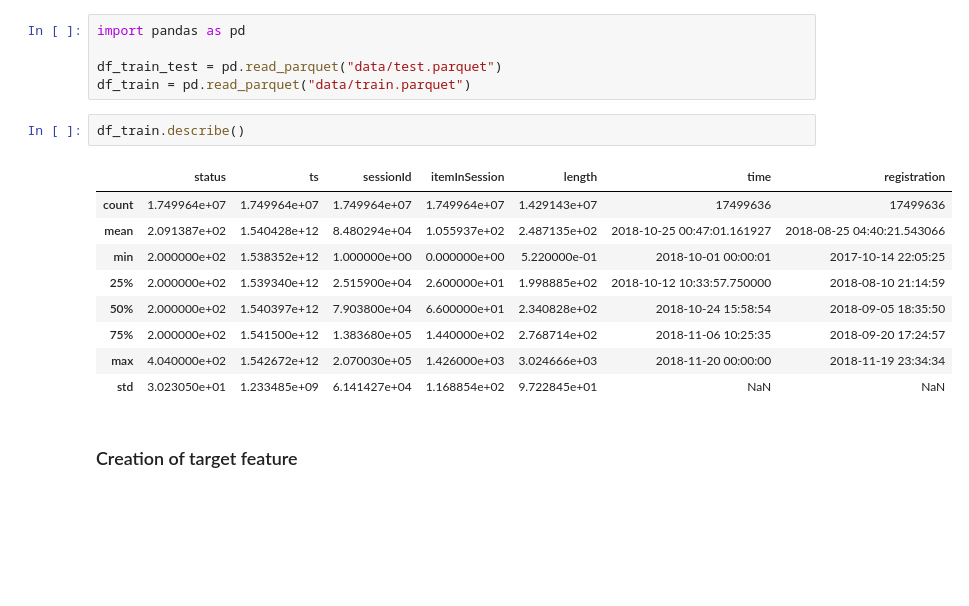
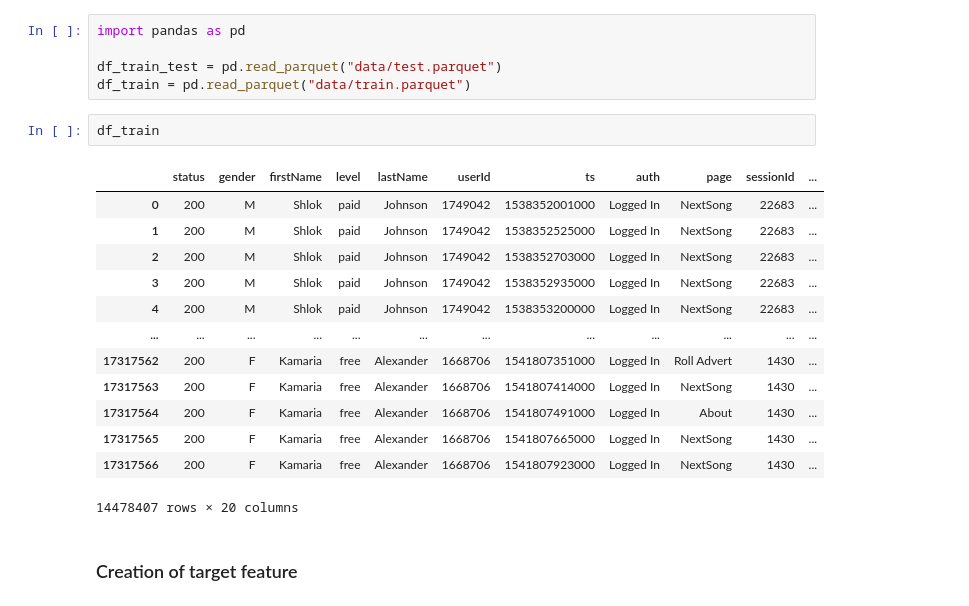
Before and after one commit to MaximilienLuc/Churn-prediction, a Jupyter notebook: Main_notebook.ipynb, the cells around one changed output. Saved outputs shown, nothing was run; the diff lists cells and outputs as text; blank space fills up the shorter version.

Commit message:
came back to session based

```diff
--- a/Main_notebook.ipynb
+++ b/Main_notebook.ipynb
@@ -713,16 +733,20 @@ import pandas as pd
 df_train_test = pd.read_parquet("data/test.parquet")
 df_train = pd.read_parquet("data/train.parquet")
 # %%
-df_train.describe()
+df_train
 # %% [output]
-|  | status | ts | sessionId | itemInSession | length | time | registration |
-| count | 1.749964e+07 | 1.749964e+07 | 1.749964e+07 | 1.749964e+07 | 1.429143e+07 | 17499636 | 17499636 |
-| mean | 2.091387e+02 | 1.540428e+12 | 8.480294e+04 | 1.055937e+02 | 2.487135e+02 | 2018-10-25 00:47:01.161927 | 2018-08-25 04:40:21.543066 |
-| min | 2.000000e+02 | 1.538352e+12 | 1.000000e+00 | 0.000000e+00 | 5.220000e-01 | 2018-10-01 00:00:01 | 2017-10-14 22:05:25 |
-| 25% | 2.000000e+02 | 1.539340e+12 | 2.515900e+04 | 2.600000e+01 | 1.998885e+02 | 2018-10-12 10:33:57.750000 | 2018-08-10 21:14:59 |
-| 50% | 2.000000e+02 | 1.540397e+12 | 7.903800e+04 | 6.600000e+01 | 2.340828e+02 | 2018-10-24 15:58:54 | 2018-09-05 18:35:50 |
-| 75% | 2.000000e+02 | 1.541500e+12 | 1.383680e+05 | 1.440000e+02 | 2.768714e+02 | 2018-11-06 10:25:35 | 2018-09-20 17:24:57 |
-| max | 4.040000e+02 | 1.542672e+12 | 2.070030e+05 | 1.426000e+03 | 3.024666e+03 | 2018-11-20 00:00:00 | 2018-11-19 23:34:34 |
-| std | 3.023050e+01 | 1.233485e+09 | 6.141427e+04 | 1.168854e+02 | 9.722845e+01 | NaN | NaN |
+|  | status | gender | firstName | level | lastName | userId | ts | auth | page | sessionId | ... |
+| 0 | 200 | M | Shlok | paid | Johnson | 1749042 | 1538352001000 | Logged In | NextSong | 22683 | ... |
+| 1 | 200 | M | Shlok | paid | Johnson | 1749042 | 1538352525000 | Logged In | NextSong | 22683 | ... |
+| 2 | 200 | M | Shlok | paid | Johnson | 1749042 | 1538352703000 | Logged In | NextSong | 22683 | ... |
+| 3 | 200 | M | Shlok | paid | Johnson | 1749042 | 1538352935000 | Logged In | NextSong | 22683 | ... |
+| 4 | 200 | M | Shlok | paid | Johnson | 1749042 | 1538353200000 | Logged In | NextSong | 22683 | ... |
+| ... | ... | ... | ... | ... | ... | ... | ... | ... | ... | ... | ... |
+| 17317562 | 200 | F | Kamaria | free | Alexander | 1668706 | 1541807351000 | Logged In | Roll Advert | 1430 | ... |
+| 17317563 | 200 | F | Kamaria | free | Alexander | 1668706 | 1541807414000 | Logged In | NextSong | 1430 | ... |
+| 17317564 | 200 | F | Kamaria | free | Alexander | 1668706 | 1541807491000 | Logged In | About | 1430 | ... |
+| 17317565 | 200 | F | Kamaria | free | Alexander | 1668706 | 1541807665000 | Logged In | NextSong | 1430 | ... |
+| 17317566 | 200 | F | Kamaria | free | Alexander | 1668706 | 1541807923000 | Logged In | NextSong | 1430 | ... |
+14478407 rows × 20 columns
 # %% [markdown]
 ### Creation of target feature
```
Also changed, not shown: parts of 76 cells of this notebook, 10 other files.
